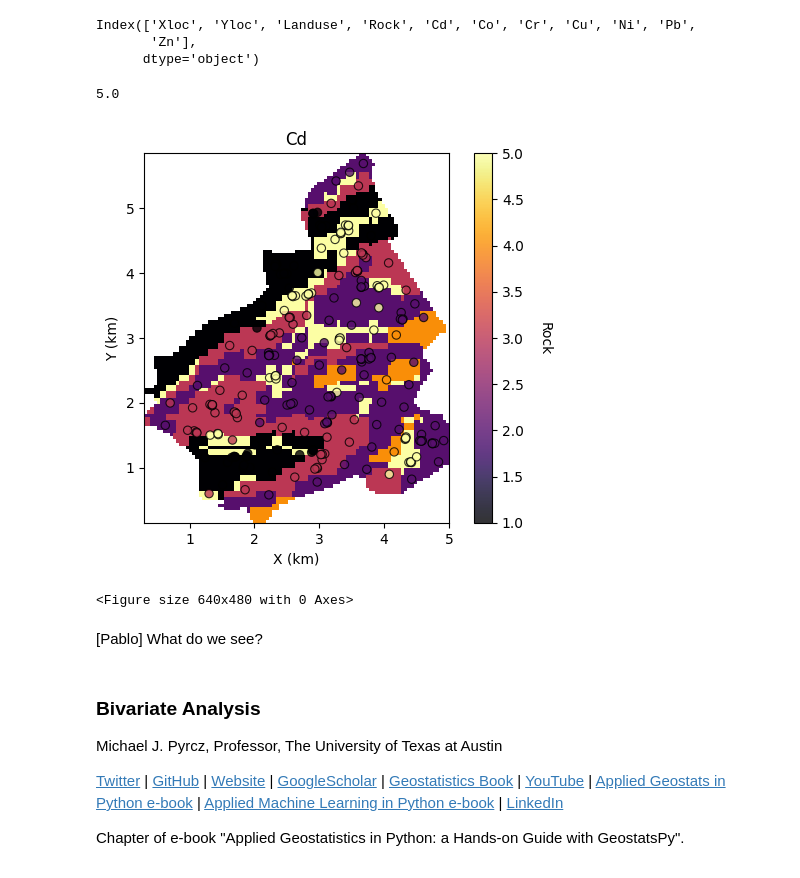
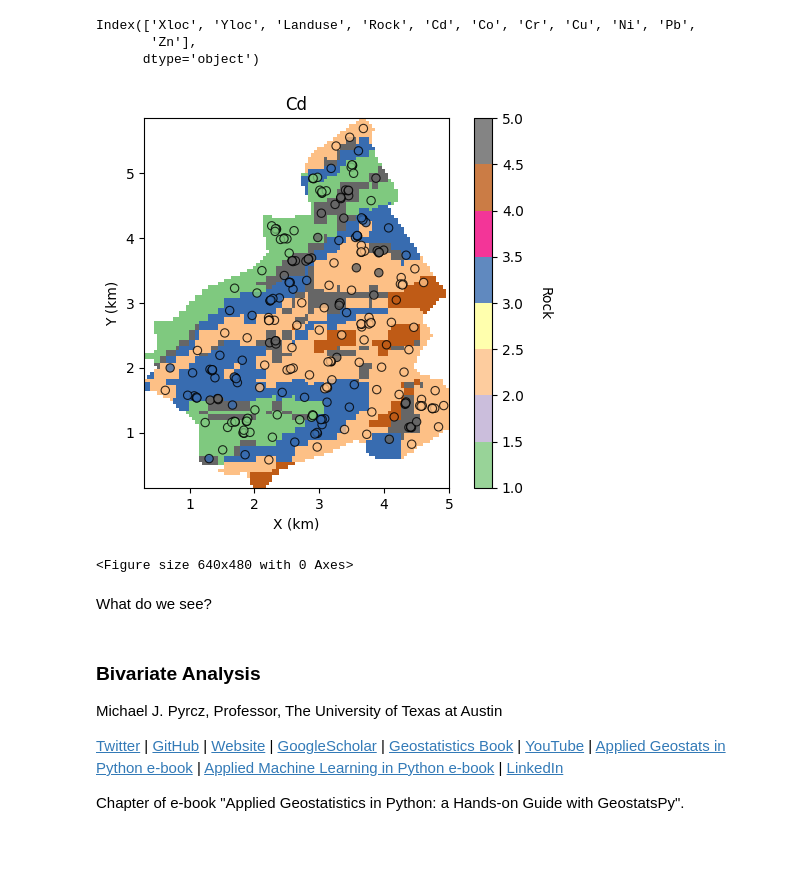
Before and after one commit to SENSE-UGent/E_I002454_Geostatistics, a Jupyter notebook: EDA_draft_jura.ipynb, the cells around one changed output. Drawn from its saved outputs; the diff is of its cells as text; code cells hidden in the pictures.

```diff
--- a/EDA_draft_jura.ipynb
+++ b/EDA_draft_jura.ipynb
@@ -186,15 +189,5 @@ Here's the command to load our data file in to a Pandas' DataFrame object.  For
 # %%
-# Convert GSLIB Geo-EAS files to a pandas DataFrame for use with Python
-#     methods.
+# for local use, only run this cell if you stored the data locally
+file_name = 'prediction' #without the extension
 
-#     :param data_file: dataframe
-#     :return: None
-
-# for use in google collab
-
-df = GSLIB2Dataframe(file_path)
-
-# # for local use
-# file_name = 'prediction' #without the extension
-
-# df = GSLIB2Dataframe(cd + '\\Data\\Hard_Data\\' + file_name + '.dat')
+df = GSLIB.GSLIB2Dataframe(cd + '\\Data\\Hard_Data\\' + file_name + '.dat')
@@ -909,9 +732,9 @@ df_grid2 = GSLIB2Dataframe(grid2_file_path)
 # %%
-# for local use
+# for local use, only run this cell if you stored the data locally
 
 #  local data import
-df_grid = GSLIB2Dataframe(cd + '\\Data\\Hard_Data\\rocktype.grid')
-df_grid2 = GSLIB2Dataframe(cd + '\\Data\\Hard_Data\\landuse.grid')
+df_grid = GSLIB.GSLIB2Dataframe(cd + '\\Data\\Hard_Data\\rocktype.grid')
+df_grid2 = GSLIB.GSLIB2Dataframe(cd + '\\Data\\Hard_Data\\landuse.grid')
 # %%
 df_grid2.head()
 # %% [output]
@@ -958,3 +768,6 @@ df_grid.describe()
+# %%
+cmap_cat = plt.cm.get_cmap('Accent', 5) # make a colormap with 5 colors from Accent
+cmap_cat.set_over('white'); cmap_cat.set_under('white') # set the over and under value color
 # %%
 GSLIB.locmap_st(df_grid,'x', 'y', grid_feature,
                 0, 5.2, ymin, ymax,
@@ -1071,23 +877,19 @@ cat_feature = 'Rock' # feature of interest
 Index(['Xloc', 'Yloc', 'Landuse', 'Rock', 'Cd', 'Co', 'Cr', 'Cu', 'Ni', 'Pb',
        'Zn'],
       dtype='object')
-# %%
-df_grid['x'].max()
-# %% [output]
-5.0
 # %%
 GSLIB.locpix_st(array_2d
-                ,df_grid['x'].min(),df_grid['x'].max(),df_grid['y'].min(),df_grid['y'].max(),
+                , df_grid['x'].min(), df_grid['x'].max(), df_grid['y'].min(), df_grid['y'].max(),
                 csize, 1, 5,
                 df, 'Xloc', 'Yloc',
                 cat_feature, 'Cd','X (km)','Y (km)',
-             str(cat_feature),cmap); plt.show()
+             str(cat_feature), cmap_cat); plt.show()
 plt.subplots_adjust(left=0.0, bottom=0.0, right=1.0, top=1.1, wspace=0.2, hspace=0.2); plt.show()
 # %% [output]
-[figure, old version]
+[figure, new version]
 <Figure size 640x480 with 0 Axes>
 # %% [markdown]
-[Pablo] What do we see?
+What do we see?
 # %% [markdown]
 ### Bivariate Analysis
 
```
Also changed, not shown: parts of 114 cells of this notebook.
